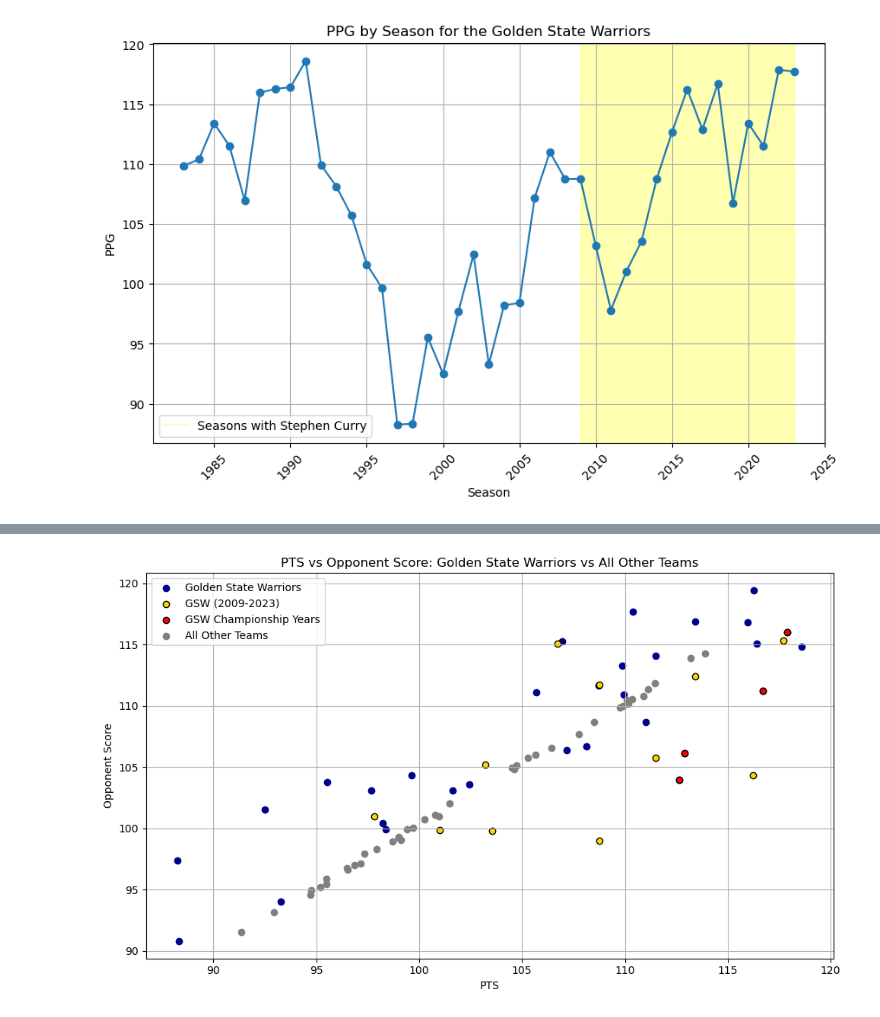
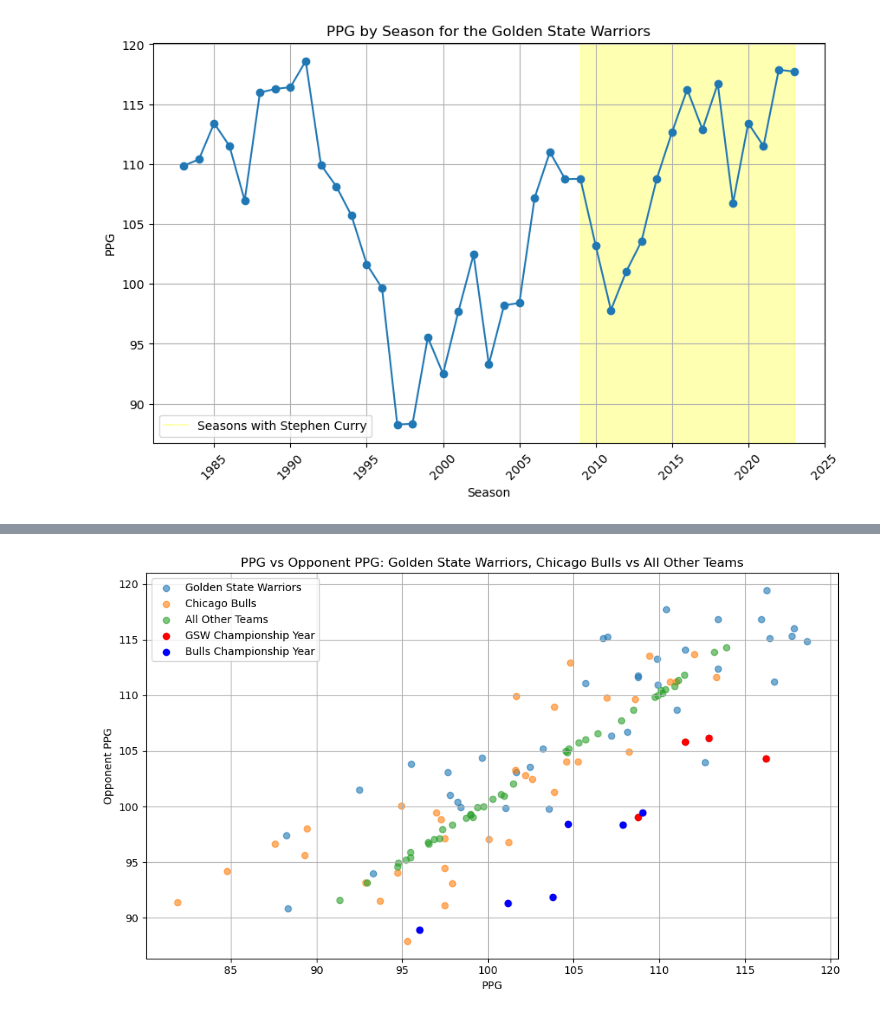
Before and after one commit to NickSamsel/Warriors-Dominance-Exploration, a Jupyter notebook: Nick Samsel Week 5 & 6.ipynb, the cells around one changed output, grey strips where cells are left out. Saved outputs shown, nothing was run; the diff lists cells and outputs as text; code cells hidden in the pictures.

```diff
--- a/Nick Samsel Week 5 & 6.ipynb
+++ b/Nick Samsel Week 5 & 6.ipynb
@@ -100,10 +119,15 @@ historic_nba_data = historic_nba_data[~historic_nba_data['TEAM_NAME'].isin(teams
 # %%
 # Drop columns that are not needed
 historic_nba_data['SEASON'] = historic_nba_data['SEASON_ID'].astype(str).str[1:]
+historic_nba_data['Win Percentage'] = historic_nba_data['WL'].apply(lambda x: 1 if x == 'W' else 0)
 historic_nba_data.drop(['TEAM_ID', 'TEAM_ABBREVIATION','GAME_ID','GAME_DATE','MATCHUP','WL','MIN','SEASON_ID'], axis=1, inplace=True)
 
+# Calculate the sum of wins by SEASON and TEAM_NAME
+wins_data = historic_nba_data.groupby(['SEASON', 'TEAM_NAME'])['Win Percentage'].sum().reset_index()
 
+# Calculate the mean for the rest of the columns
 grouped_data = historic_nba_data.groupby(['SEASON', 'TEAM_NAME']).mean().reset_index()
 
-print(grouped_data)
+# Display the first few rows to verify
+print(grouped_data.head())
 # %% [output]
@@ -324,7 +349,7 @@ other_teams_avg = grouped_data[grouped_data['TEAM_NAME'] != 'Golden State Warrio
 other_teams_avg['TEAM_NAME'] = 'All Other Teams'
 
 # Combine the Golden State Warriors data with the average of the other teams
-result_df = pd.concat([gsw_data, other_teams_avg], ignore_index=True)
+result_df = pd.concat([gsw_data, bulls_data, other_teams_avg], ignore_index=True)
 
 print(result_df)
 # %% [output]
@@ -498,36 +553,40 @@ plt.show()
 # %%
 import matplotlib.pyplot as plt
+import pandas as pd
 
 # Plotting the data
 plt.figure(figsize=(10, 6))
 
-# Define the seasons to highlight
-highlight_seasons = list(map(str, range(2009, 2024)))
-championship_seasons = ['2015', '2017', '2018', '2022']
-
 # Plot Golden State Warriors data
 gsw_data = result_df[result_df['TEAM_NAME'] == 'Golden State Warriors']
-highlight_gsw_data = gsw_data[gsw_data['SEASON'].isin(highlight_seasons)]
-non_highlight_gsw_data = gsw_data[~gsw_data['SEASON'].isin(highlight_seasons)]
-championship_gsw_data = gsw_data[gsw_data['SEASON'].isin(championship_seasons)]
+plt.scatter(gsw_data['PTS'], gsw_data['opposing_team_score'], label='Golden State Warriors', alpha=0.6)
 
-plt.scatter(non_highlight_gsw_data['PTS'], non_highlight_gsw_data['opposing_team_score'], color='darkblue', label='Golden State Warriors')
-plt.scatter(highlight_gsw_data['PTS'], highlight_gsw_data['opposing_team_score'], color='gold', edgecolor='black', label='GSW (2009-2023)')
-plt.scatter(championship_gsw_data['PTS'], championship_gsw_data['opposing_team_score'], color='red', edgecolor='black', label='GSW Championship Years')
+# Plot Chicago Bulls data
+bulls_data = result_df[result_df['TEAM_NAME'] == 'Chicago Bulls']
+plt.scatter(bulls_data['PTS'], bulls_data['opposing_team_score'], label='Chicago Bulls', alpha=0.6)
 
 # Plot All Other Teams data
-other_teams_data = result_df[result_df['TEAM_NAME'] != 'Golden State Warriors']
-plt.scatter(other_teams_data['PTS'], other_teams_data['opposing_team_score'], color='gray', label='All Other Teams')
+other_teams_data = result_df[result_df['TEAM_NAME'] == 'All Other Teams']
+plt.scatter(other_teams_data['PTS'], other_teams_data['opposing_team_score'], label='All Other Teams', alpha=0.6)
+
+# Highlight specific points for championship years
+championship_years = ['2014', '2016', '2017', '2021']
+bchampionship_years = ['1990', '1991', '1992', '1995', '1996', '1997']
+championship_gsw_data = gsw_data[gsw_data['SEASON'].isin(championship_years)]
+championship_bulls_data = bulls_data[bulls_data['SEASON'].isin(bchampionship_years)]
+
+plt.scatter(championship_gsw_data['PTS'], championship_gsw_data['opposing_team_score'], color='red', zorder=5, label='GSW Championship Year')
+plt.scatter(championship_bulls_data['PTS'], championship_bulls_data['opposing_team_score'], color='blue', zorder=5, label='Bulls Championship Year')
 
 # Adding titles and labels
-plt.title('PTS vs Opponent Score: Golden State Warriors vs All Other Teams')
-plt.xlabel('PTS')
-plt.ylabel('Opponent Score')
+plt.title('PPG vs Opponent PPG: Golden State Warriors, Chicago Bulls vs All Other Teams')
+plt.xlabel('PPG')
+plt.ylabel('Opponent PPG')
 plt.legend()
 
 # Show the plot
 plt.grid(True)
 plt.tight_layout()
 plt.show()
 # %% [output]
-[figure, old version]
+[figure, new version]
```
Also changed, not shown: parts of 12 cells of this notebook.
